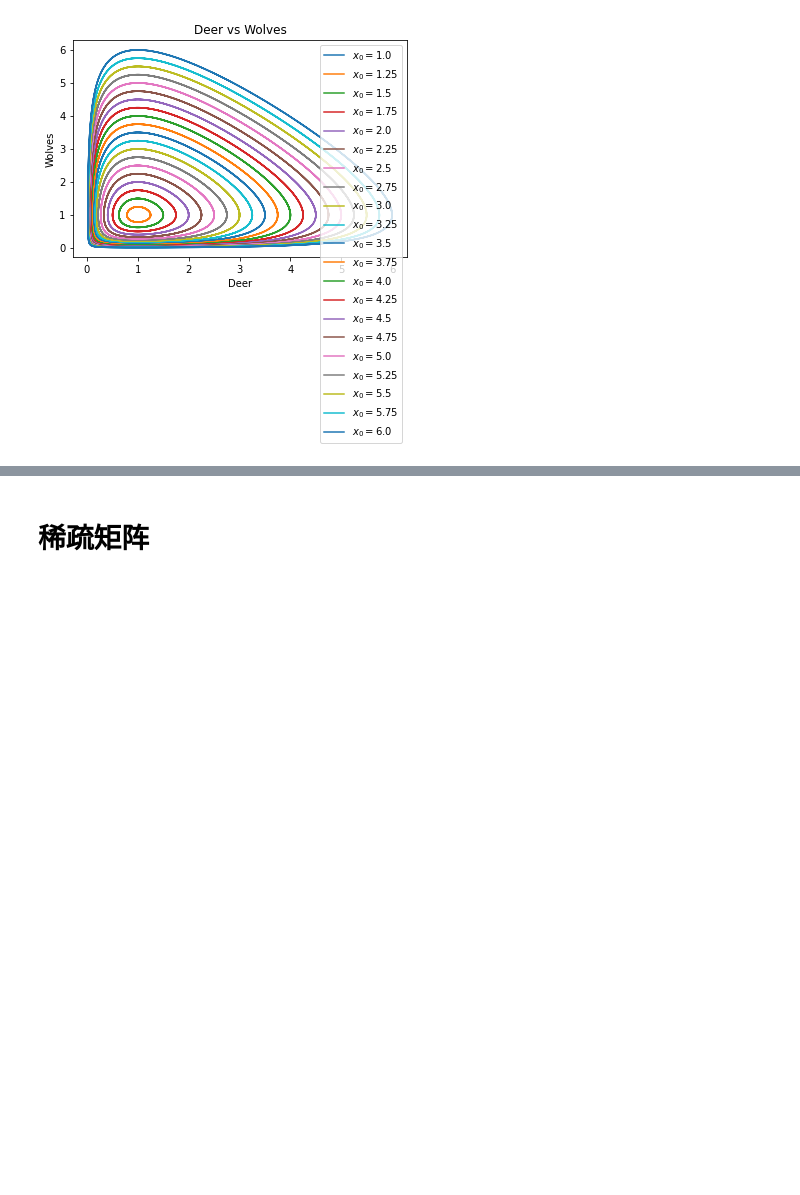
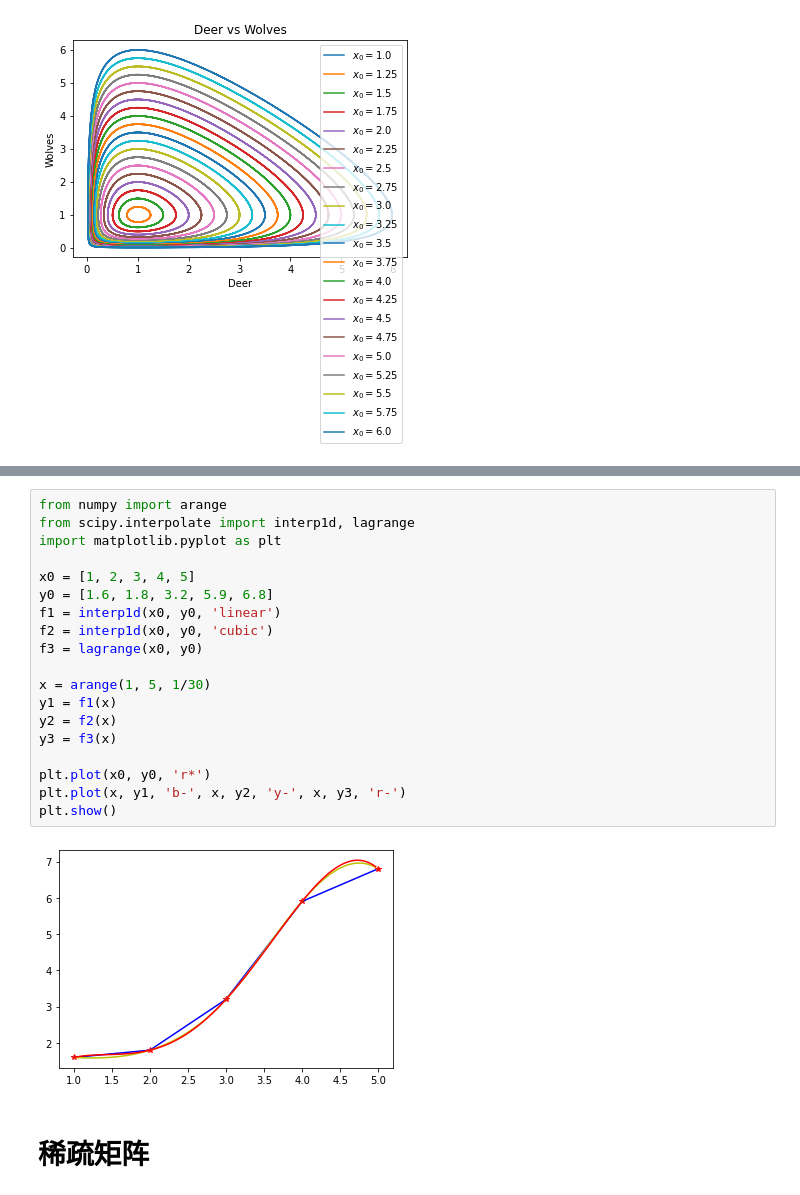
Before and after one commit to SunDocker/python_data_analysis, a Jupyter notebook: Scipy.ipynb, the cells around one changed output, grey strips where cells are left out. Drawn from its saved outputs; the diff is of its cells as text; blank space fills up the shorter version.

```diff
--- a/Scipy.ipynb
+++ b/Scipy.ipynb
@@ -775,3 +789,24 @@ plt.show()
+# %%
+from numpy import arange
+from scipy.interpolate import interp1d, lagrange
+import matplotlib.pyplot as plt
+
+x0 = [1, 2, 3, 4, 5]
+y0 = [1.6, 1.8, 3.2, 5.9, 6.8]
+f1 = interp1d(x0, y0, 'linear')
+f2 = interp1d(x0, y0, 'cubic')
+f3 = lagrange(x0, y0)
+
+x = arange(1, 5, 1/30)
+y1 = f1(x)
+y2 = f2(x)
+y3 = f3(x)
+
+plt.plot(x0, y0, 'r*')
+plt.plot(x, y1, 'b-', x, y2, 'y-', x, y3, 'r-')
+plt.show()
+# %% [output]
+[figure, added]
 # %% [markdown]
 # 稀疏矩阵
 # %% [markdown]
```
Also changed, not shown: parts of 2 cells of this notebook, 1 other file.
